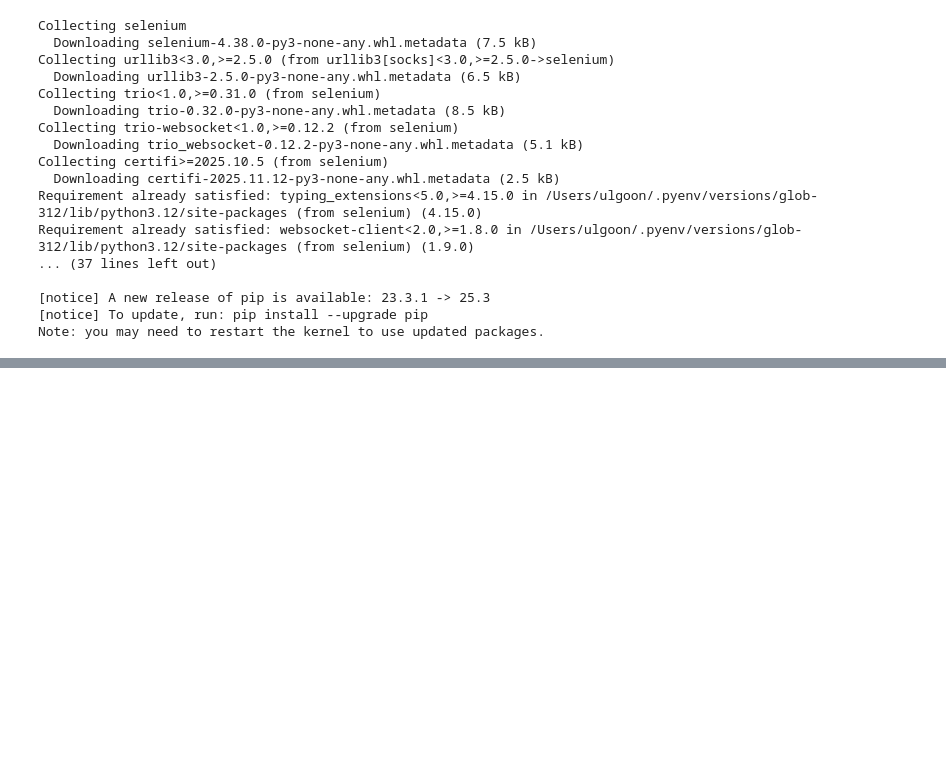
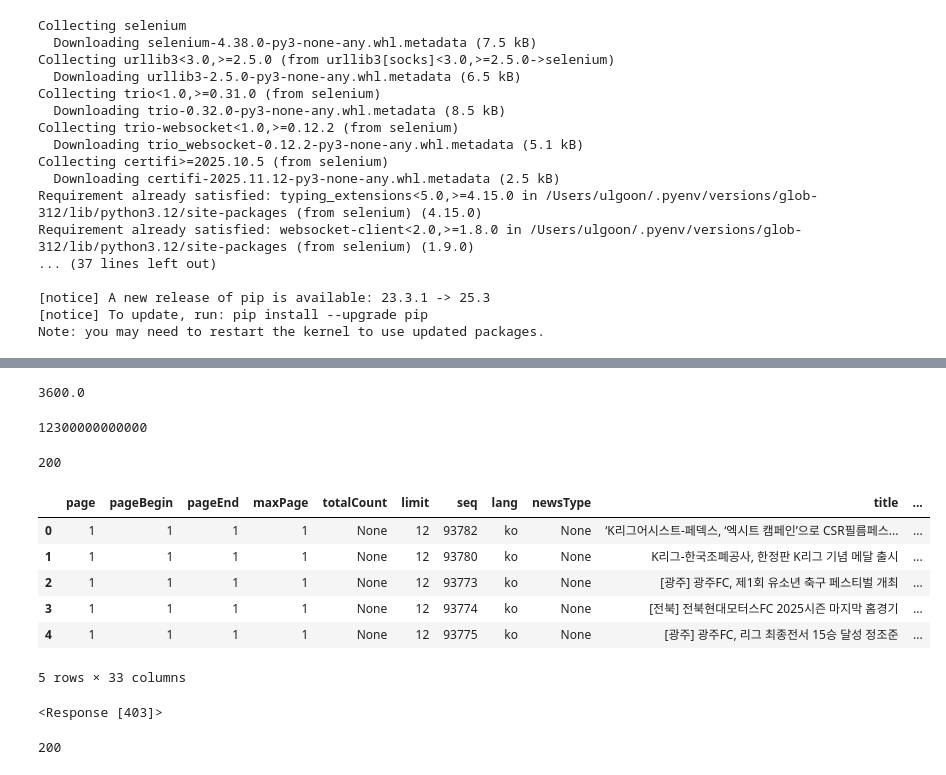
Before and after one commit to ulgoon/22th-python-git, a Jupyter notebook: Day5-Web_Crawling(2).ipynb, the cells around one changed output, grey strips where cells are left out. Drawn from its saved outputs; the diff is of its cells as text; code cells hidden in the pictures; blank space fills up the shorter version.

```diff
--- a/Day5-Web_Crawling(2).ipynb
+++ b/Day5-Web_Crawling(2).ipynb
@@ -575,0 +729,8 @@ ch_driver.execute_script('searchBoard();')
+# %%
+float('3.6M'[:-1]) * 10 ** 3
+# %% [output]
+3600.0
+# %%
+stat_exchanger('12.3T') #함수 : 코드의 재사용성 증가
+# %% [output]
+12300000000000
@@ -575,0 +739,17 @@ ch_driver.execute_script('searchBoard();')
+# %%
+response = requests.get('https://www.kleague.com/api/getNewsList.do')
+response.status_code
+# %% [output]
+200
+# %%
+# response.json()
+# response.json()['data']
+pd.DataFrame(response.json()['data']['list'])
+# %% [output]
+|  | page | pageBegin | pageEnd | maxPage | totalCount | limit | seq | lang | newsType | title | ... |
+| 0 | 1 | 1 | 1 | 1 | None | 12 | 93782 | ko | None | ‘K리그어시스트-페덱스, ‘엑시트 캠페인’으로 CSR필름페스... | ... |
+| 1 | 1 | 1 | 1 | 1 | None | 12 | 93780 | ko | None | K리그-한국조폐공사, 한정판 K리그 기념 메달 출시 | ... |
+| 2 | 1 | 1 | 1 | 1 | None | 12 | 93773 | ko | None | [광주] 광주FC, 제1회 유소년 축구 페스티벌 개최 | ... |
+| 3 | 1 | 1 | 1 | 1 | None | 12 | 93774 | ko | None | [전북] 전북현대모터스FC 2025시즌 마지막 홈경기 | ... |
+| 4 | 1 | 1 | 1 | 1 | None | 12 | 93775 | ko | None | [광주] 광주FC, 리그 최종전서 15승 달성 정조준 | ... |
+5 rows × 33 columns
@@ -575,0 +762,6 @@ ch_driver.execute_script('searchBoard();')
+# %%
+uri = 'https://finance.daum.net/content/debates/A005930?perPage=5&notice=false'
+
+requests.get(uri)
+# %% [output]
+<Response [403]>
@@ -575,0 +777,4 @@ ch_driver.execute_script('searchBoard();')
+# %%
+response.status_code
+# %% [output]
+200
```
Also changed, not shown: parts of 32 cells of this notebook.
